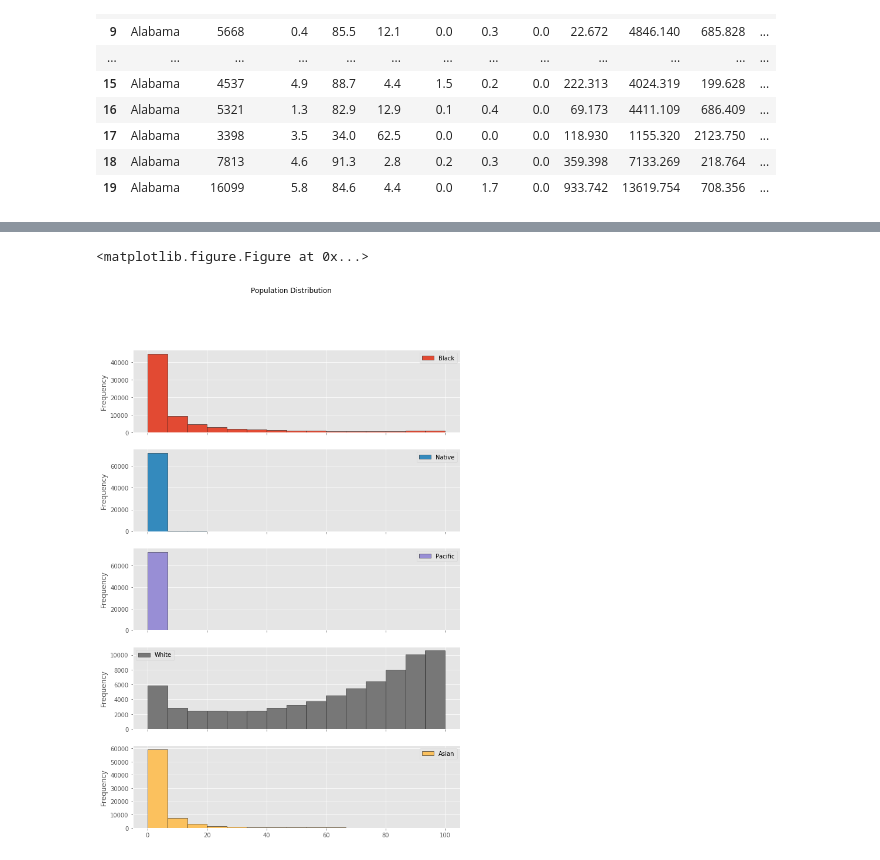
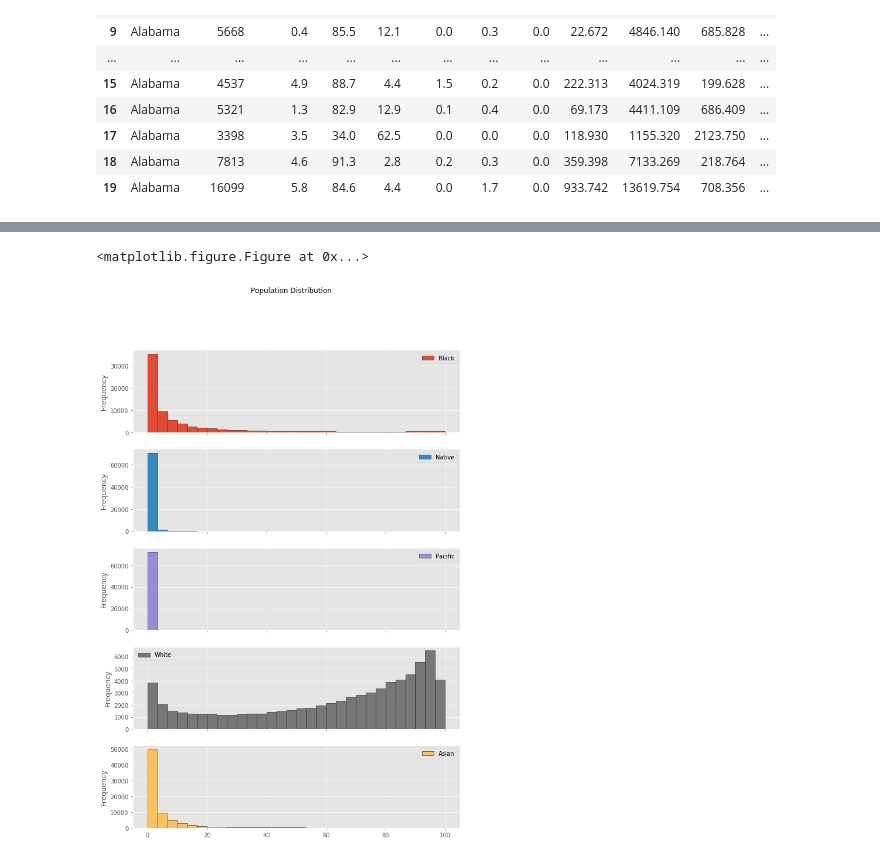
Before and after one commit to wenchenhui/exercises, a Jupyter notebook: Census-Analysis.ipynb, the cells around one changed output, grey strips where cells are left out. Drawn from its saved outputs; the diff is of its cells as text; code cells hidden in the pictures.

```diff
--- a/Census-Analysis.ipynb
+++ b/Census-Analysis.ipynb
@@ -160,10 +195,11 @@ plt.clf()
 # %%
 plt.clf()
 
-ds[['Black','Native','Pacific','White','Asian']].plot.hist(bins=15,ec='black',subplots=True,figsize=(10,15),title="Population Distribution")
+ds[['Black','Native','Pacific','White','Asian']].plot.hist(bins=30,ec='black',subplots=True,figsize=(10,15),title="Population Distribution")
+plt.savefig('PopDist.pdf')
 plt.show()
 # %% [output]
 <matplotlib.figure.Figure at 0x...>
-[figure, old version]
+[figure, new version]
 # %%
 li=['Professional','Service','Office','Construction','Production']
```
Also changed, not shown: parts of 12 cells of this notebook, 5 other files.
